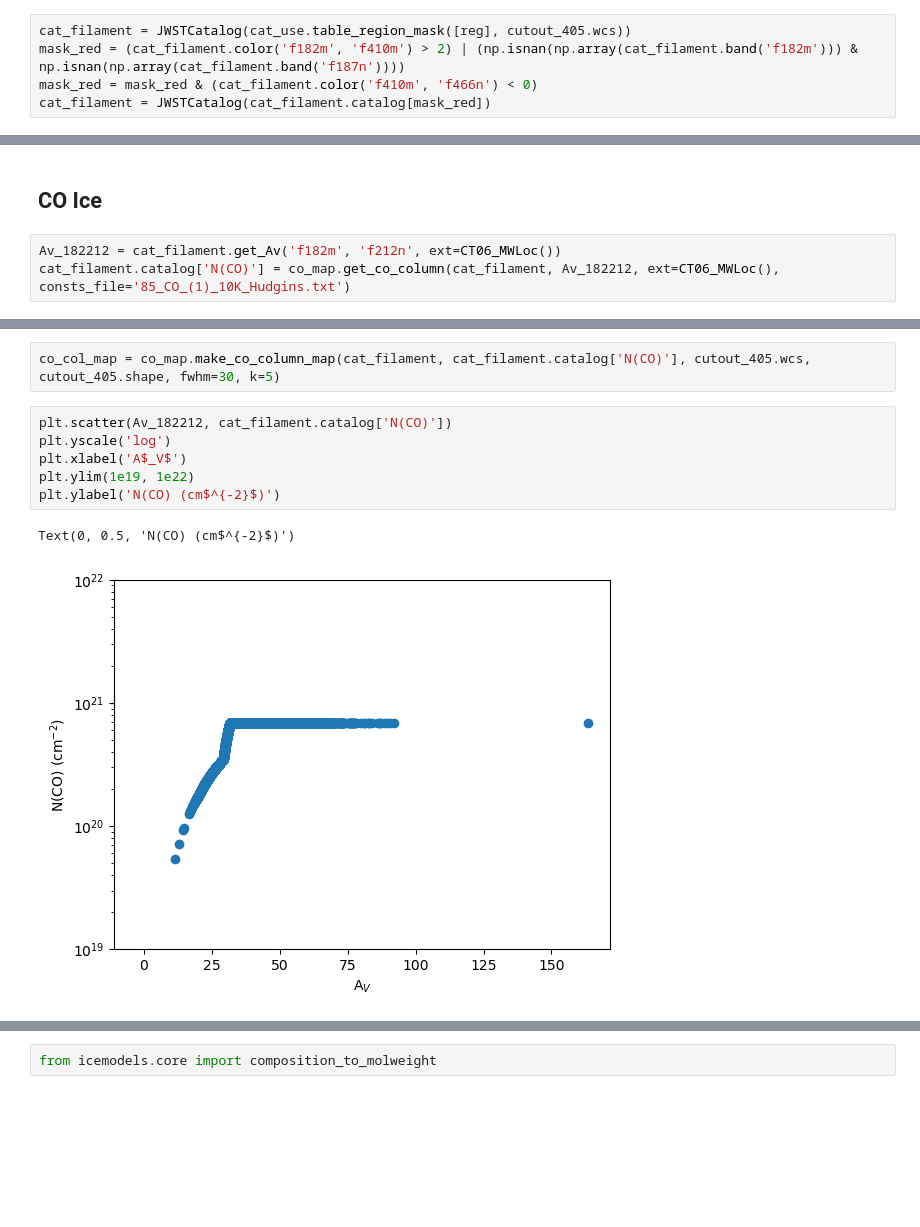
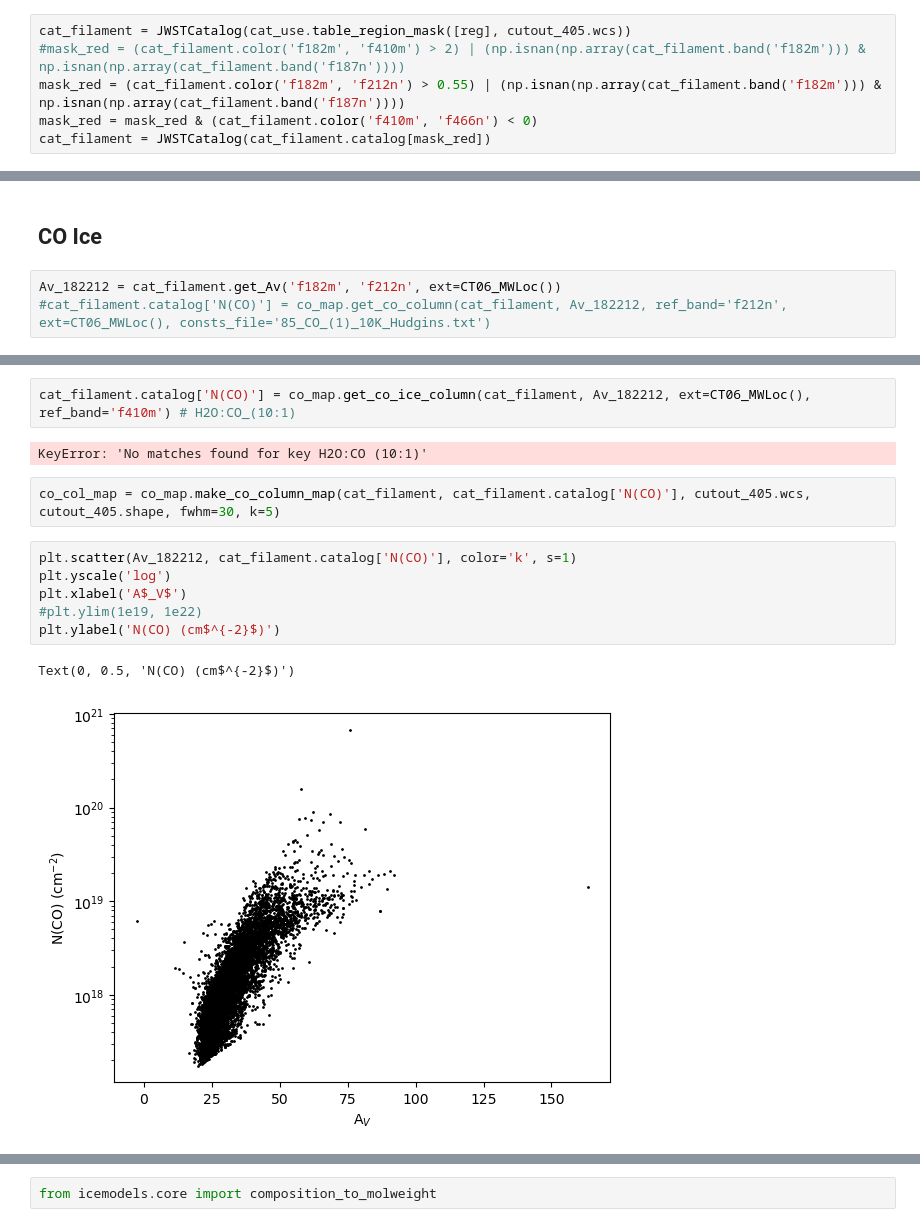
Before and after one commit to SpacialTree/lactea-filament, a Jupyter notebook: lactea-filament/notebooks/filament_COice.ipynb, the cells around one changed output, grey strips where cells are left out. Drawn from its saved outputs; the diff is of its cells as text; blank space fills up the shorter version.

```diff
--- a/lactea-filament/notebooks/filament_COice.ipynb
+++ b/lactea-filament/notebooks/filament_COice.ipynb
@@ -41,6 +54,7 @@ cutout_filament = cm.Cutout(pos, w, l)
 cutout_405 = cutout_filament.get_cutout_405()
 # %%
 cat_filament = JWSTCatalog(cat_use.table_region_mask([reg], cutout_405.wcs))
-mask_red = (cat_filament.color('f182m', 'f410m') > 2) | (np.isnan(np.array(cat_filament.band('f182m'))) & np.isnan(np.array(cat_filament.band('f187n'))))
+#mask_red = (cat_filament.color('f182m', 'f410m') > 2) | (np.isnan(np.array(cat_filament.band('f182m'))) & np.isnan(np.array(cat_filament.band('f187n'))))
+mask_red = (cat_filament.color('f182m', 'f212n') > 0.55) | (np.isnan(np.array(cat_filament.band('f182m'))) & np.isnan(np.array(cat_filament.band('f187n'))))
 mask_red = mask_red & (cat_filament.color('f410m', 'f466n') < 0)
 cat_filament = JWSTCatalog(cat_filament.catalog[mask_red])
@@ -62,4 +111,4 @@ ax.set_xlim(0, 3)
 ## CO Ice
 # %%
 Av_182212 = cat_filament.get_Av('f182m', 'f212n', ext=CT06_MWLoc())
-cat_filament.catalog['N(CO)'] = co_map.get_co_column(cat_filament, Av_182212, ext=CT06_MWLoc(), consts_file='85_CO_(1)_10K_Hudgins.txt')
+#cat_filament.catalog['N(CO)'] = co_map.get_co_column(cat_filament, Av_182212, ref_band='f212n', ext=CT06_MWLoc(), consts_file='85_CO_(1)_10K_Hudgins.txt')
@@ -66,14 +138,18 @@ cat_filament.catalog['N(CO)'] = co_map.get_co_column(cat_filament, Av_182212, ex
+# %%
+cat_filament.catalog['N(CO)'] = co_map.get_co_ice_column(cat_filament, Av_182212, ext=CT06_MWLoc(), ref_band='f410m') # H2O:CO_(10:1)
+# %% [output]
+KeyError: 'No matches found for key H2O:CO (10:1)'
 # %%
 co_col_map = co_map.make_co_column_map(cat_filament, cat_filament.catalog['N(CO)'], cutout_405.wcs, cutout_405.shape, fwhm=30, k=5)
 # %%
-plt.scatter(Av_182212, cat_filament.catalog['N(CO)'])
+plt.scatter(Av_182212, cat_filament.catalog['N(CO)'], color='k', s=1)
 plt.yscale('log')
 plt.xlabel('A$_V$')
-plt.ylim(1e19, 1e22)
+#plt.ylim(1e19, 1e22)
 plt.ylabel('N(CO) (cm$^{-2}$)')
 # %% [output]
 Text(0, 0.5, 'N(CO) (cm$^{-2}$)')
-[figure, old version]
+[figure, new version]
 # %%
 co_col_map[co_col_map < 1e16] = np.nan
 ax = plt.subplot(projection=cutout_405.wcs)
```
Also changed, not shown: parts of 11 cells of this notebook.
